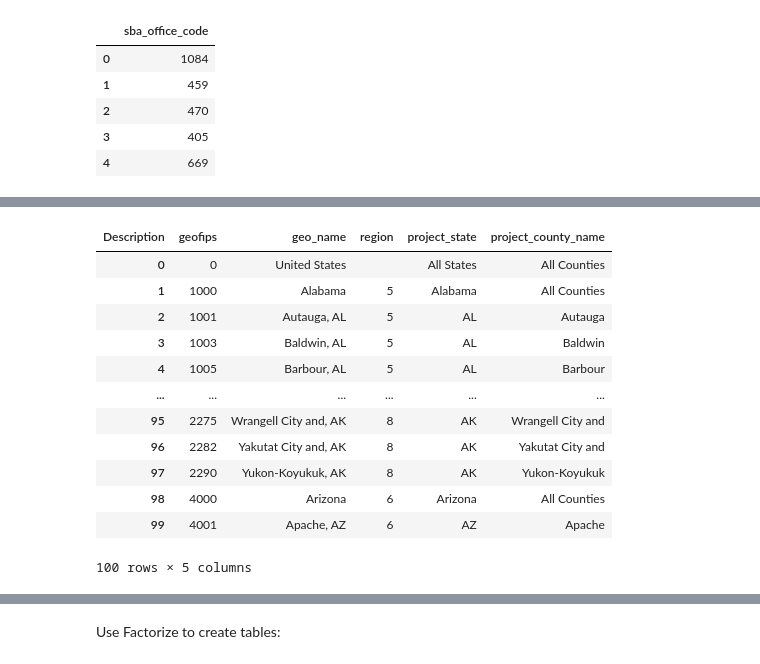
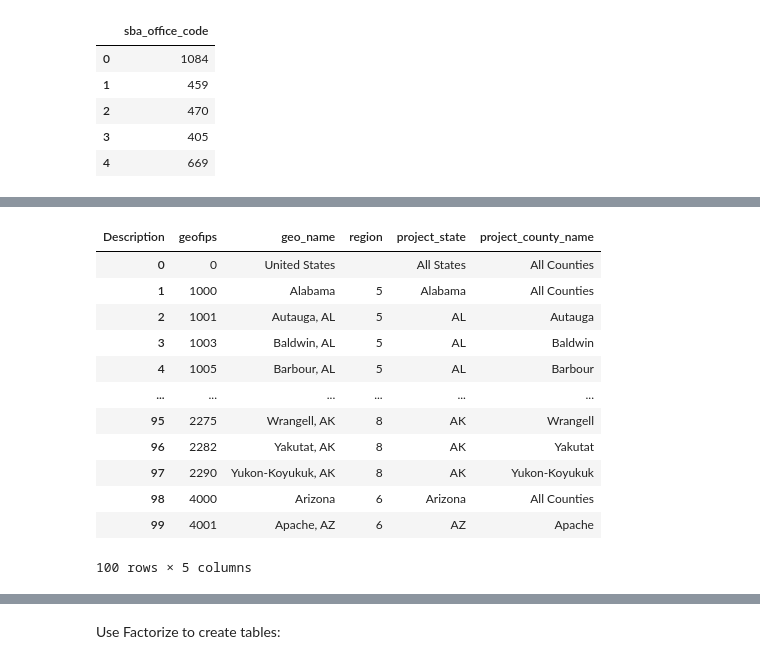
Before and after one commit to joseASC6/PPP_loan_analysis, a Jupyter notebook: programming_scripts/transform_and_load_data_postgres.ipynb, the cells around one changed output, grey strips where cells are left out. Cells and saved outputs as stored; diff of their text form; code cells hidden in the pictures.

```diff
--- a/programming_scripts/transform_and_load_data_postgres.ipynb
+++ b/programming_scripts/transform_and_load_data_postgres.ipynb
@@ -346,0 +452,18 @@ dim_sba_office.head()
+# %%
+# Remove the * from the geo_name
+dim_geography['geo_name'] = dim_geography['geo_name'].str.replace('*', '')
+
+#Remove the County, Parish, Borough, Census Area, Municipality, City and Borough, (Independent City) from the geo_name
+dim_geography['geo_name'] = dim_geography['geo_name'].str.replace(' City and Borough', '')
+dim_geography['geo_name'] = dim_geography['geo_name'].str.replace(' Borough', '')
+dim_geography['geo_name'] = dim_geography['geo_name'].str.replace(' Census Area', '')
+dim_geography['geo_name'] = dim_geography['geo_name'].str.replace(' Municipality', '')
+dim_geography['geo_name'] = dim_geography['geo_name'].str.replace(' (Independent City)', '')
+
+# Special cases. Ex: Augusta, Staunton + Waynesboro, VA -> Augusta, VA
+dim_geography['geo_name'] = dim_geography['geo_name'].str.replace(r'(.+),.+,', r'\1,')
+
+# Remove any other records with + in the geo_name
+dim_geography = dim_geography[~dim_geography['geo_name'].str.contains('\+')]
+
+dim_geography.head(100)
@@ -347,63 +484,38 @@ dim_sba_office.head()
 # %%
 
-dim_geography = clean_gdp_data[['geofips', 'geo_name', 'region']].drop_duplicates()
-dim_geography = dim_geography.reset_index(drop=True)
-"""
-Remove phrases from the geo_name column:
-Borough
-and Borough
-Census Area
-Municipality
-(Independent City)
-
-Remove any asterisks from the geo_name column
-"""
-dim_geography['geo_name'] = dim_geography['geo_name'].str.replace(' Borough', '')
-dim_geography['geo_name'] = dim_geography['geo_name'].str.replace(' and Borough', '')
-dim_geography['geo_name'] = dim_geography['geo_name'].str.replace(' Census Area', '')
-dim_geography['geo_name'] = dim_geography['geo_name'].str.replace(' Municipality', '')
-dim_geography['geo_name'] = dim_geography['geo_name'].str.replace(' (Independent City)', '')
-dim_geography['geo_name'] = dim_geography['geo_name'].str.replace('*', '')
-
+# Split the geo_name into project_state and project_county_name
 dim_geography['project_state'] = dim_geography['geo_name'].str.split(',').str[1].str.strip()
 dim_geography['project_county_name'] = dim_geography['geo_name'].str.split(',').str[0].str.strip()
 
 # Temporarily set geofips to string
 dim_geography['geofips'] = dim_geography['geofips'].astype(str)
+dim_geography['geo_name'] = dim_geography['geo_name'].astype(str)
 
 # Set the project_state and project_county_name for the United States
 dim_geography.loc[dim_geography['geofips'] == '0', 'project_state'] = 'All States'
 dim_geography.loc[dim_geography['geofips'] == '0', 'project_county_name'] = 'All Counties'
 
 # Set the project_state and project_county_name for the States
 dim_geography.loc[dim_geography['geofips'].str.endswith('000'), 'project_state'] = dim_geography['geo_name']
 dim_geography.loc[dim_geography['geofips'].str.endswith('000'), 'project_county_name'] = 'All Counties'
 
-# Reset the geofips to int
+# Set the data types
 dim_geography['geofips'] = dim_geography['geofips'].astype(int)
-
-# In the clean_ppp_data, create the GEONAME column using the project_state and project_county_name
-clean_ppp_data['geo_name'] = clean_ppp_data['project_county_name'] + ', ' + clean_ppp_data['project_state']
-
-#Show me the project_state and project_county_name, geo_name head in the clean_ppp_data
-clean_ppp_data[['project_state', 'project_county_name', 'geo_name']].head()
-
-
-# Merge the clean_ppp_data with the dim_geography to get the geofips
-clean_ppp_data = clean_ppp_data.merge(dim_geography[['geo_name', 'geofips']], on='geo_name', how='left', suffixes=('', '_dim_geography'))
-# Make geofips as int
-
+dim_geography['geo_name'] = dim_geography['geo_name'].astype(pd.StringDtype("pyarrow"))
+dim_geography['region'] = dim_geography['region'].astype(pd.StringDtype("pyarrow"))
+dim_geography['project_state'] = dim_geography['project_state'].astype(pd.StringDtype("pyarrow"))
+dim_geography['project_county_name'] = dim_geography['project_county_name'].astype(pd.StringDtype("pyarrow"))
 dim_geography.head(100)
 # %% [output]
 | Description | geofips | geo_name | region | project_state | project_county_name |
 | 0 | 0 | United States |  | All States | All Counties |
 | 1 | 1000 | Alabama | 5 | Alabama | All Counties |
 | 2 | 1001 | Autauga, AL | 5 | AL | Autauga |
 | 3 | 1003 | Baldwin, AL | 5 | AL | Baldwin |
 | 4 | 1005 | Barbour, AL | 5 | AL | Barbour |
 | ... | ... | ... | ... | ... | ... |
-| 95 | 2275 | Wrangell City and, AK | 8 | AK | Wrangell City and |
-| 96 | 2282 | Yakutat City and, AK | 8 | AK | Yakutat City and |
+| 95 | 2275 | Wrangell, AK | 8 | AK | Wrangell |
+| 96 | 2282 | Yakutat, AK | 8 | AK | Yakutat |
 | 97 | 2290 | Yukon-Koyukuk, AK | 8 | AK | Yukon-Koyukuk |
 | 98 | 4000 | Arizona | 6 | Arizona | All Counties |
 | 99 | 4001 | Apache, AZ | 6 | AZ | Apache |
```
Also changed, not shown: parts of 19 cells of this notebook, 1 other file.
